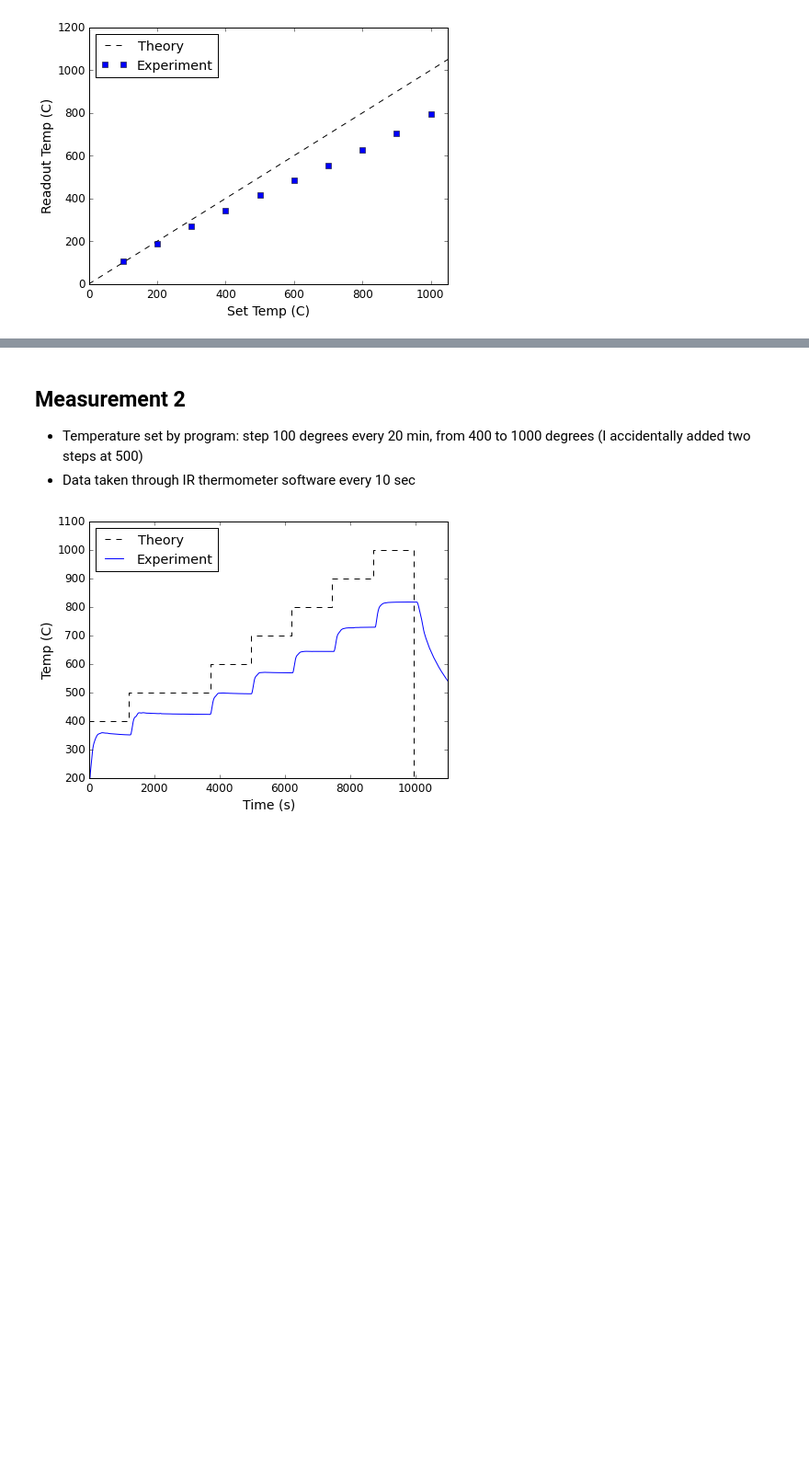
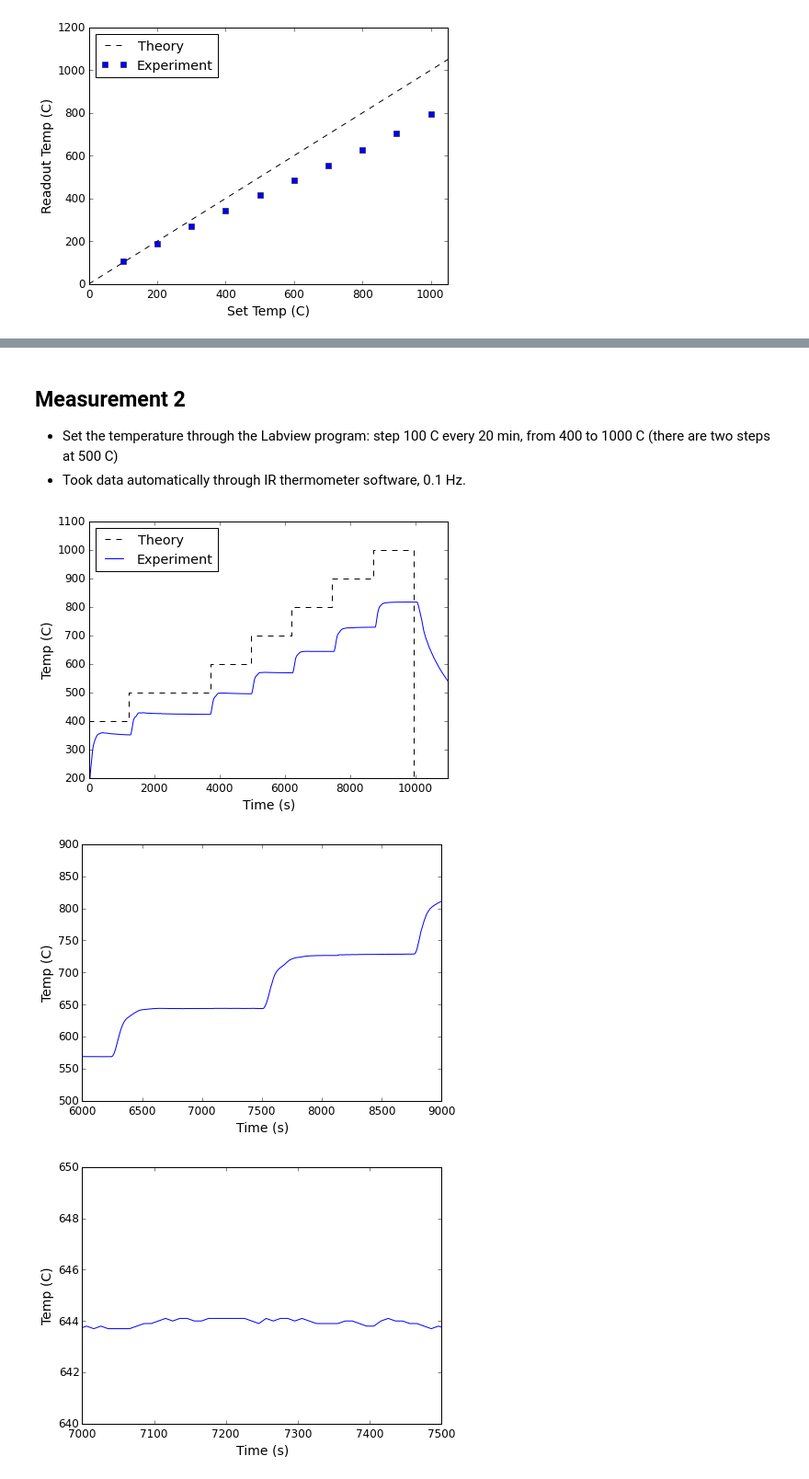
Before and after one commit to bhk37/CNT-Growths, a Jupyter notebook: notes/150527_furnace_characterization.ipynb, the cells around one changed output, grey strips where cells are left out. Shown: that part at 92% size. Cells and saved outputs as stored; diff of their text form; code cells hidden in the pictures; blank space fills up the shorter version.

```diff
--- a/notes/150527_furnace_characterization.ipynb
+++ b/notes/150527_furnace_characterization.ipynb
@@ -24,7 +26,7 @@ xlim(0,1050);
 # %% [markdown]
 ## Measurement 2
-- Temperature set by program: step 100 degrees every 20 min, from 400 to 1000 degrees (I accidentally added two steps at 500)
-- Data taken through IR thermometer software every 10 sec
+- Set the temperature through the Labview program: step 100 C every 20 min, from 400 to 1000 C (there are two steps at 500 C)
+- Took data automatically through IR thermometer software, 0.1 Hz.
 # %%
 import csv
 from datetime import datetime
@@ -48,19 +50,35 @@ def load_IR_file(file):
 # %%
 read_tt, read_temps = load_IR_file('../data/150527_IR_calibration_100step_02.xls')
 
 set_temps = [400, 500, 500, 600, 700, 800, 900, 1000, 0]
 t0 = -10; dt = 20.75*60
-set_tt = arange(t0,dt*(len(set_temp)),dt)
+set_tt = arange(t0,dt*(len(set_temps)),dt)
 
-plot_temps = [x for pair in zip(set_temp,set_temp) for x in pair]
-plot_tt = concatenate(([set_t[0]], [x for pair in zip(set_t[1:],set_t[1:]) for x in pair][:-1]))
+plot_temps = [x for pair in zip(set_temps,set_temps) for x in pair]
+plot_tt = concatenate(([set_tt[0]], [x for pair in zip(set_tt[1:],set_tt[1:]) for x in pair][:-1]))
 
 plot(plot_tt, plot_temps, 'k--', label = 'Theory')
 plot(read_tt, read_temps, label = 'Experiment')
 legend(loc = 'best')
 xlabel('Time (s)')
 ylabel('Temp (C)')
 xlim(0,11000)
 ylim(200,1100);
+
+figure()
+plot(read_tt, read_temps)
+xlabel('Time (s)')
+ylabel('Temp (C)')
+xlim(6000,9000)
+ylim(500,900)
+
+figure()
+plot(read_tt, read_temps)
+xlabel('Time (s)')
+ylabel('Temp (C)')
+xlim(7000,7500)
+ylim(640,650);
 # %% [output]
 [figure]
+[figure, added]
+[figure, added]
```
Also changed, not shown: parts of 7 cells of this notebook, 1 other file.
